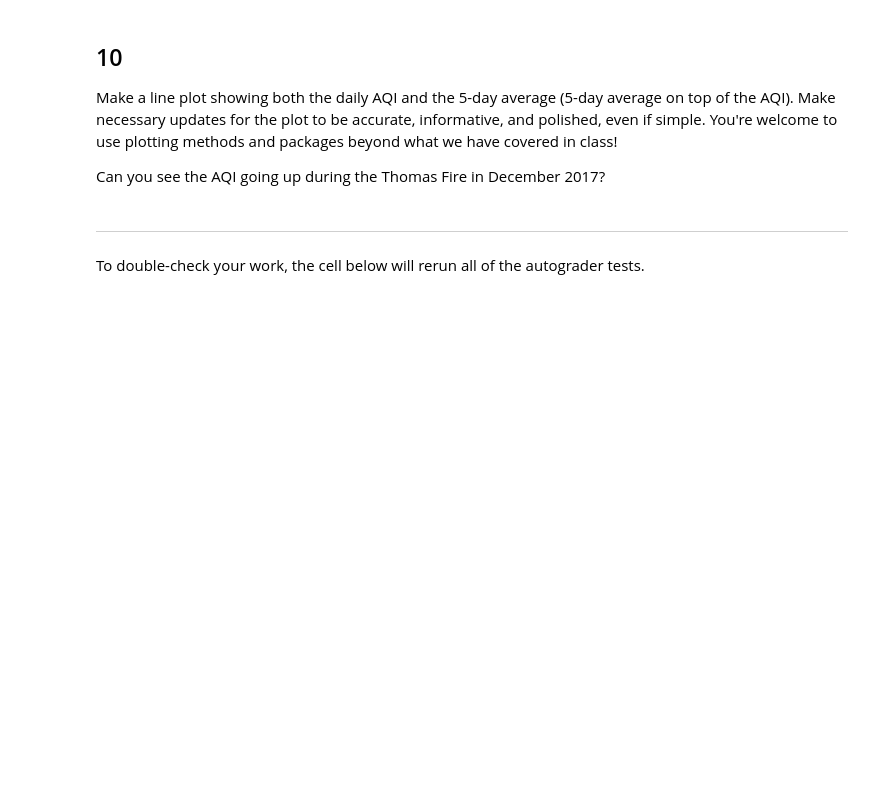
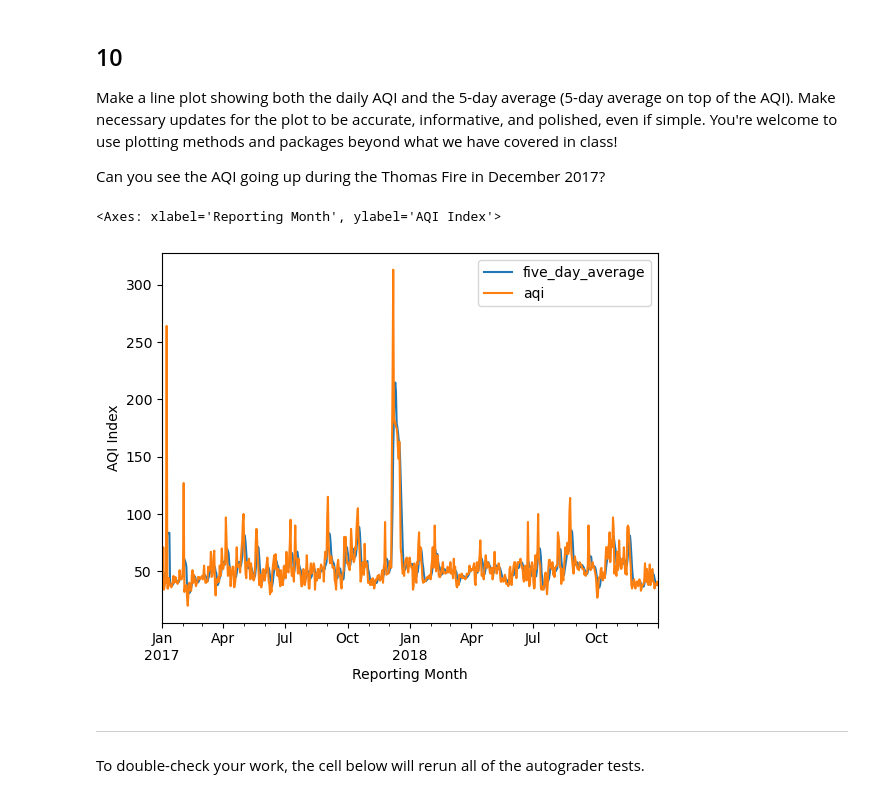
Before and after one commit to SRKads1998/eds220-hwk2, a Jupyter notebook: task3/hwk2-task3-aqi.ipynb, the cells around one changed output. Cells and saved outputs as stored; diff of their text form; code cells hidden in the pictures; blank space fills up the shorter version.

```diff
--- a/task3/hwk2-task3-aqi.ipynb
+++ b/task3/hwk2-task3-aqi.ipynb
@@ -206,7 +305,8 @@ c. What is the data type of the `date` column? Write your answer in the markdown
 In the following cell:
 1. Update the date column of `aqi_sb` to be a `pandas.datetime` object.
 2. Update the index of `aqi_sb` to be the `date` column.
-# %%
-aqi_sb.date = ...
-aqi_sb = ...
-aqi_sb
+# %%
+# update the 'date' column and the set it as the index
+aqi_sb['date'] = pd.to_datetime(aqi_sb['date'])
+aqi_sb = aqi_sb.set_index('date')
+aqi_sb
@@ -224,5 +339,5 @@ In the next cell we will calculate an average over a [rolling window](https://pa
 Store your answer in the `rolling_average` variable. You should have two columns in your series, `date` and the averages.
 # %%
 # Calculate AQI rolling average over 5 days
-rolling_average = ...
+rolling_average = aqi_sb['aqi'].rolling('5D').mean()
 rolling_average
@@ -236,0 +366,4 @@ aqi_sb
+# %%
+# assign a new column in aqi_sb with the values of rolling_average
+aqi_sb['five_day_average'] = rolling_average
+aqi_sb
@@ -243,6 +393,13 @@ grader.check("q9")
 Make a line plot showing both the daily AQI and the 5-day average (5-day average on top of the AQI). Make necessary updates for the plot to be accurate, informative, and polished, even if simple. You're welcome to use plotting methods and packages beyond what we have covered in class!
 
 Can you see the AQI going up during the Thomas Fire in December 2017?
+# %%
+aqi_sb.plot(y = ['five_day_average', 'aqi'],
+           xlabel = 'Reporting Month',
+           ylabel = 'AQI Index')
+# %% [output]
+<Axes: xlabel='Reporting Month', ylabel='AQI Index'>
+[figure, added]
 # %% [markdown]
 ---
 
```
Also changed, not shown: parts of 21 cells of this notebook.
